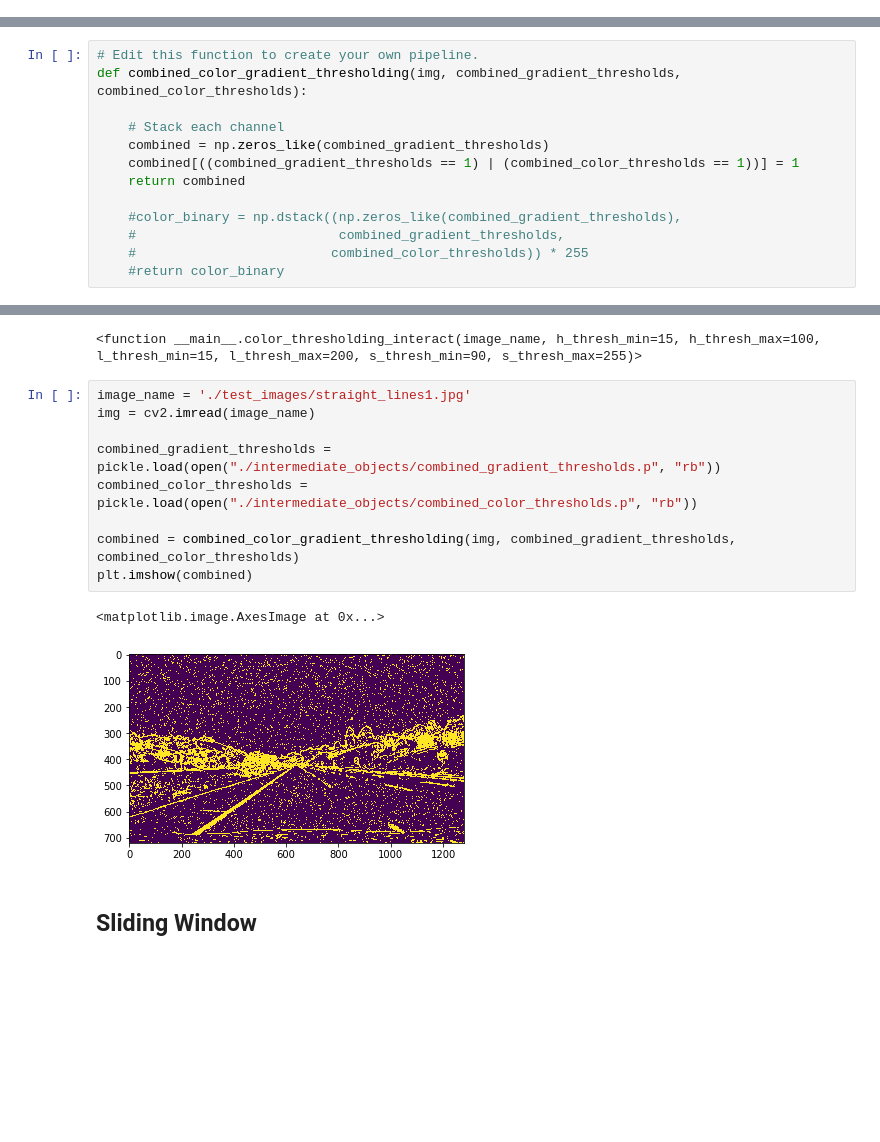
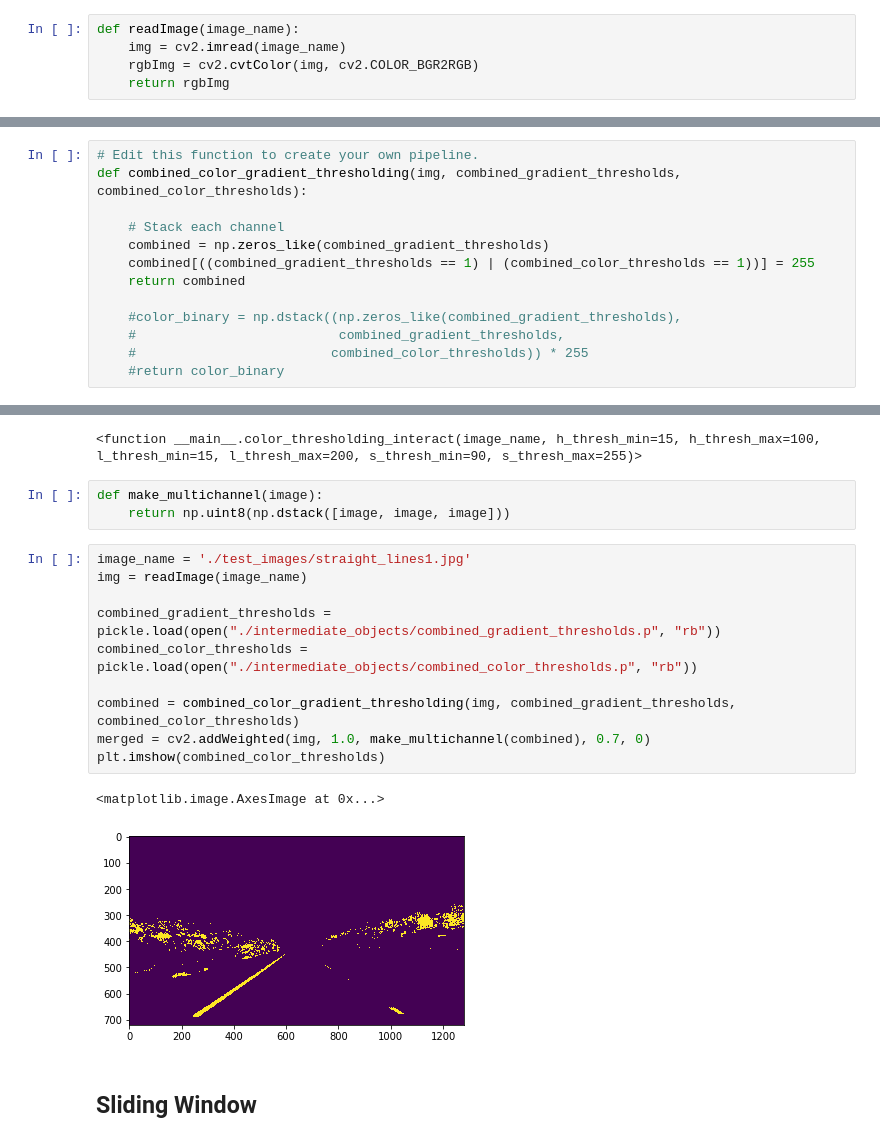
Before and after one commit to samiriff/Advanced-Lane-Line-Detection, a Jupyter notebook: P2.ipynb, the cells around one changed output, grey strips where cells are left out. Cells and saved outputs as stored; diff of their text form; blank space fills up the shorter version.

```diff
--- a/P2.ipynb
+++ b/P2.ipynb
@@ -26,6 +26,11 @@ import numpy as np
 import cv2
 import glob
 import matplotlib.pyplot as plt
+# %%
+def readImage(image_name):
+    img = cv2.imread(image_name)
+    rgbImg = cv2.cvtColor(img, cv2.COLOR_BGR2RGB)
+    return rgbImg
 # %%
 def calibrate_camera(images):
     # prepare object points, like (0,0,0), (1,0,0), (2,0,0) ....,(6,5,0)
@@ -518,7 +526,7 @@ def combined_color_gradient_thresholding(img, combined_gradient_thresholds, comb
 
     # Stack each channel
     combined = np.zeros_like(combined_gradient_thresholds)
-    combined[((combined_gradient_thresholds == 1) | (combined_color_thresholds == 1))] = 1
+    combined[((combined_gradient_thresholds == 1) | (combined_color_thresholds == 1))] = 255
     return combined
 
     #color_binary = np.dstack((np.zeros_like(combined_gradient_thresholds),
@@ -547,18 +555,22 @@ Failed to display Jupyter Widget of type interactive.
 If you're reading this message in the Jupyter Notebook or JupyterLab Notebook, it may mean that the widgets JavaScript is still loading. If this message persists, it likely means that the widgets Java ...
 If you're reading this message in another frontend (for example, a static rendering on GitHub or NBViewer), it may mean that your frontend doesn't currently support widgets.
 <function __main__.color_thresholding_interact(image_name, h_thresh_min=15, h_thresh_max=100, l_thresh_min=15, l_thresh_max=200, s_thresh_min=90, s_thresh_max=255)>
+# %%
+def make_multichannel(image):
+    return np.uint8(np.dstack([image, image, image]))
 # %%
 image_name = './test_images/straight_lines1.jpg'
-img = cv2.imread(image_name)
+img = readImage(image_name)
 
 combined_gradient_thresholds = pickle.load(open("./intermediate_objects/combined_gradient_thresholds.p", "rb"))
 combined_color_thresholds = pickle.load(open("./intermediate_objects/combined_color_thresholds.p", "rb"))
 
 combined = combined_color_gradient_thresholding(img, combined_gradient_thresholds, combined_color_thresholds)
-plt.imshow(combined)
+merged = cv2.addWeighted(img, 1.0, make_multichannel(combined), 0.7, 0)
+plt.imshow(combined_color_thresholds)
 # %% [output]
 <matplotlib.image.AxesImage at 0x...>
-[figure, old version]
+[figure, new version]
 # %% [markdown]
 ## Sliding Window
 # %%
```
Also changed, not shown: parts of 15 cells of this notebook, 3 other files.
